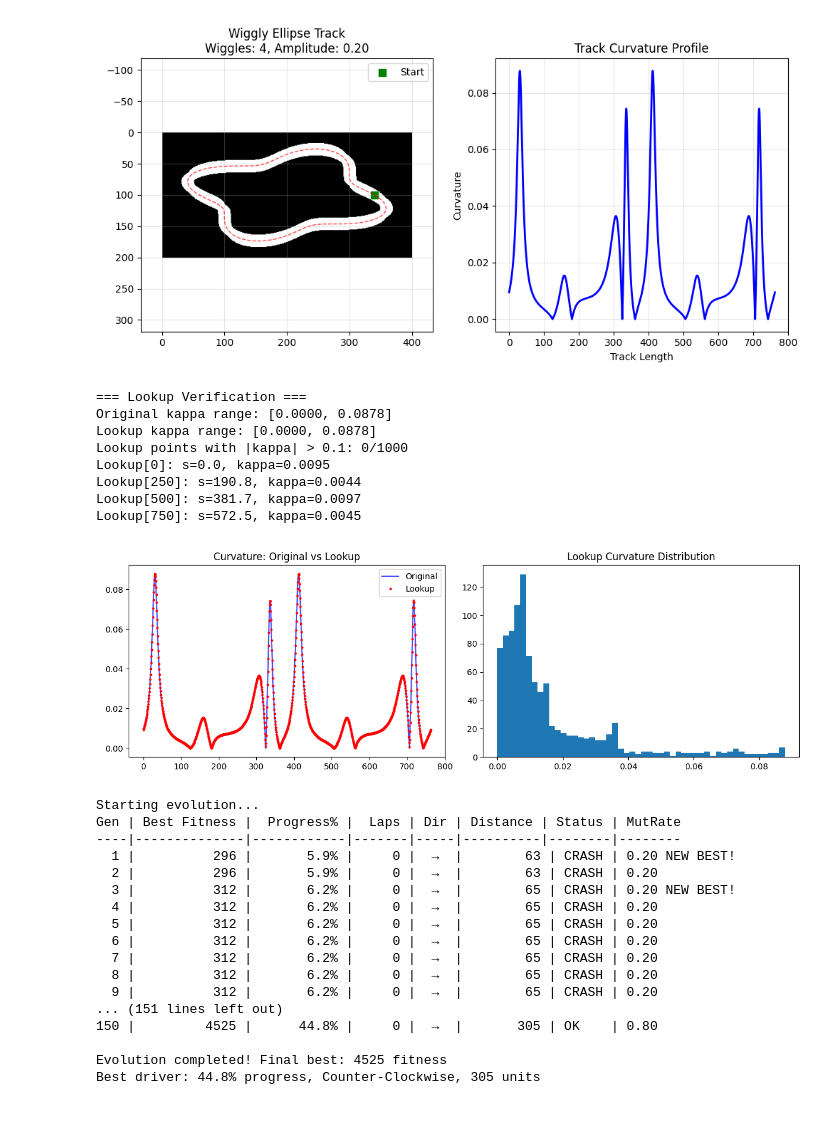
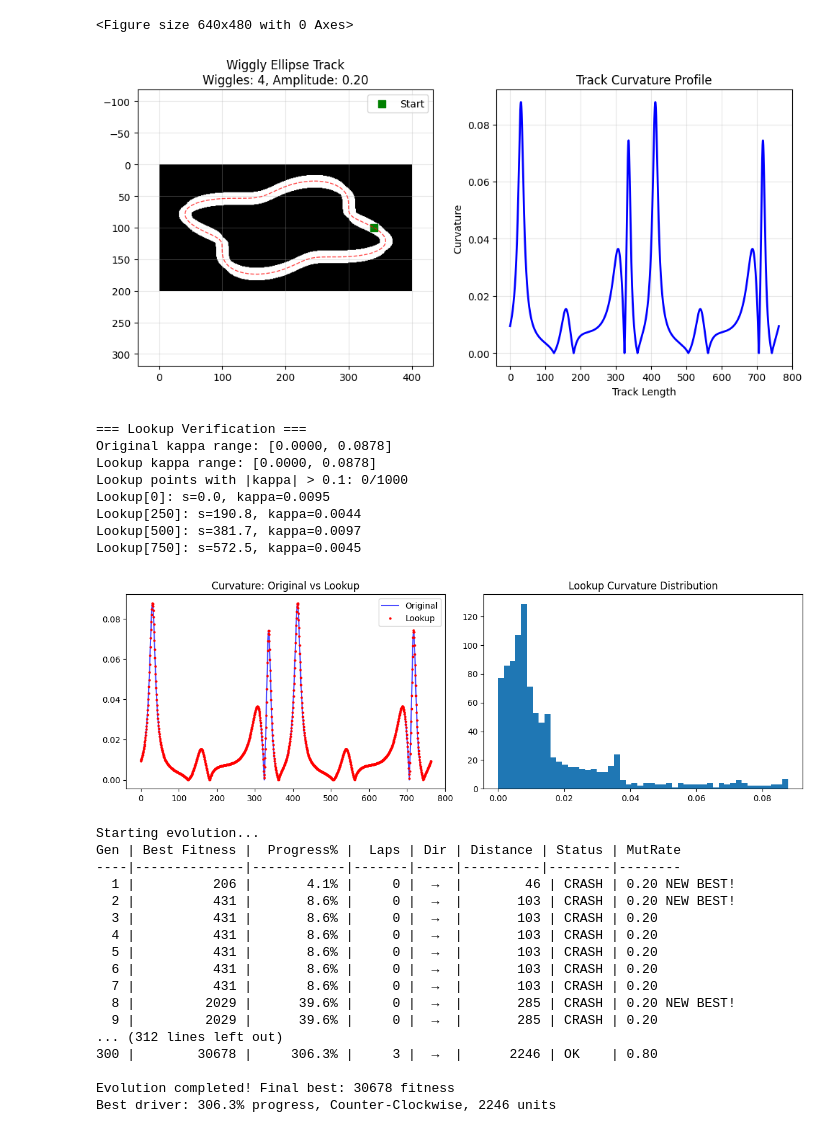
Before and after one commit to kpennington-esc/algoritmos_evolutivos, a Jupyter notebook: Untitled.ipynb, the cells around one changed output. Drawn from its saved outputs; the diff is of its cells as text; code cells hidden in the pictures.

```diff
--- a/Untitled.ipynb
+++ b/Untitled.ipynb
@@ -94,11 +97,11 @@ def compute_geometry(track):
     kappa = 4 * area / (a * b * c + 1e-8)
     return s, kappa
 
-def create_track(wiggles=4, amp=0.3, width=20, W=400, H=200, semi_ax_x=140, semi_ax_y=65):
+def create_track(points=100000, wiggles=4, amp=0.3, width=20, W=400, H=200, semi_ax_x=140, semi_ax_y=65):
     plt.clf()
 
     track, track_width = generate_wiggly_ellipse(
-        num_points=100000,
+        num_points=points,
         width=width,
         wiggles=wiggles,
         amp=amp,
@@ -960,29 +977,29 @@ def run_simulation(pop_size=DEFAULT_POP_SIZE, mutation_std=DEFAULT_MUTATION_STD,
 # %%
 # ========== CREATE A TRACK ==========
 LOOKUP_TABLE_POINTS = 1000
-track_mask, track,  kappa,s = create_track(wiggles=4, amp=0.2, width=20, W=400, H=200, semi_ax_x=140, semi_ax_y=65)
+track_mask, track,  kappa,s = create_track(points=100000, wiggles=4, amp=0.2, width=20, W=400, H=200, semi_ax_x=140, semi_ax_y=65)
 
 s_lookup, kappa_lookup = create_fast_lookup(track, kappa, s, LOOKUP_TABLE_POINTS)
 conversion_factor = LOOKUP_TABLE_POINTS / s[-1]  # points per meter
 verify_lookup_creation(track, kappa, s, s_lookup, kappa_lookup)
 # %% [output]
+<Figure size 640x480 with 0 Axes>
-[figure, old version]
+[figure, new version]
-=== Lookup Verification ===
-Original kappa range: [0.0000, 0.0878]
-Lookup kappa range: [0.0000, 0.0878]
-Lookup points with |kappa| > 0.1: 0/1000
-Lookup[0]: s=0.0, kappa=0.0095
-Lookup[250]: s=190.8, kappa=0.0044
-Lookup[500]: s=381.7, kappa=0.0097
-Lookup[750]: s=572.5, kappa=0.0045
+=== Lookup Verification ===
+Original kappa range: [0.0000, 0.0878]
+Lookup kappa range: [0.0000, 0.0878]
+Lookup points with |kappa| > 0.1: 0/1000
+Lookup[0]: s=0.0, kappa=0.0095
+Lookup[250]: s=190.8, kappa=0.0044
+Lookup[500]: s=381.7, kappa=0.0097
+Lookup[750]: s=572.5, kappa=0.0045
-[figure, old version]
+[figure, new version]
 # %%
-USE_ADAPTIVE_CURVATURE_LOOKUP = True # see curvature ahead, based on current velocity
-
+USE_ADAPTIVE_CURVATURE_LOOKUP = False # see curvature ahead, based on current velocity
 # GA parameters
-POP_SIZE = 40 # drivers in each generation
-GENERATIONS = 150 # total number of generations to simulate
-TOURNAMENT = 5 # selected k for tournament selection
+POP_SIZE = 100 # drivers in each generation
+GENERATIONS = 300 # total number of generations to simulate
+TOURNAMENT = 4 # selected k for tournament selection
 CROSSOVER_RATE = 0.7 # probability of crossover between parents
 MUTATION_STD = 0.2 # range of mutation randomness
 MUTATION_STEP = 0.1 # increase mutation step on stagnation
@@ -994,18 +1011,18 @@ results = run_simulation(pop_size=POP_SIZE, mutation_std=MUTATION_STD, crossover
 Starting evolution...
 Gen | Best Fitness |  Progress% |  Laps | Dir | Distance | Status | MutRate
 ----|--------------|------------|-------|-----|----------|--------|--------
-  1 |          296 |       5.9% |     0 |  →  |        63 | CRASH | 0.20 NEW BEST!
-  2 |          296 |       5.9% |     0 |  →  |        63 | CRASH | 0.20
-  3 |          312 |       6.2% |     0 |  →  |        65 | CRASH | 0.20 NEW BEST!
-  4 |          312 |       6.2% |     0 |  →  |        65 | CRASH | 0.20
-  5 |          312 |       6.2% |     0 |  →  |        65 | CRASH | 0.20
-  6 |          312 |       6.2% |     0 |  →  |        65 | CRASH | 0.20
-  7 |          312 |       6.2% |     0 |  →  |        65 | CRASH | 0.20
-  8 |          312 |       6.2% |     0 |  →  |        65 | CRASH | 0.20
-  9 |          312 |       6.2% |     0 |  →  |        65 | CRASH | 0.20
-... (151 lines left out)
-150 |         4525 |      44.8% |     0 |  →  |       305 | OK    | 0.80
+  1 |          206 |       4.1% |     0 |  →  |        46 | CRASH | 0.20 NEW BEST!
+  2 |          431 |       8.6% |     0 |  →  |       103 | CRASH | 0.20 NEW BEST!
+  3 |          431 |       8.6% |     0 |  →  |       103 | CRASH | 0.20
+  4 |          431 |       8.6% |     0 |  →  |       103 | CRASH | 0.20
+  5 |          431 |       8.6% |     0 |  →  |       103 | CRASH | 0.20
+  6 |          431 |       8.6% |     0 |  →  |       103 | CRASH | 0.20
+  7 |          431 |       8.6% |     0 |  →  |       103 | CRASH | 0.20
+  8 |         2029 |      39.6% |     0 |  →  |       285 | CRASH | 0.20 NEW BEST!
+  9 |         2029 |      39.6% |     0 |  →  |       285 | CRASH | 0.20
+... (312 lines left out)
+300 |        30678 |     306.3% |     3 |  →  |      2246 | OK    | 0.80
 
-Evolution completed! Final best: 4525 fitness
-Best driver: 44.8% progress, Counter-Clockwise, 305 units
+Evolution completed! Final best: 30678 fitness
+Best driver: 306.3% progress, Counter-Clockwise, 2246 units
 # %%
```
Also changed, not shown: parts of 5 cells of this notebook.
